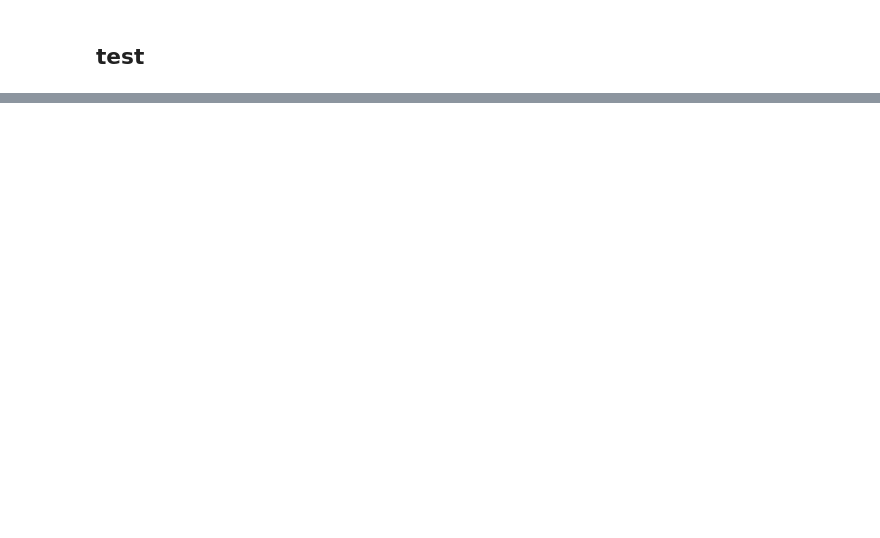
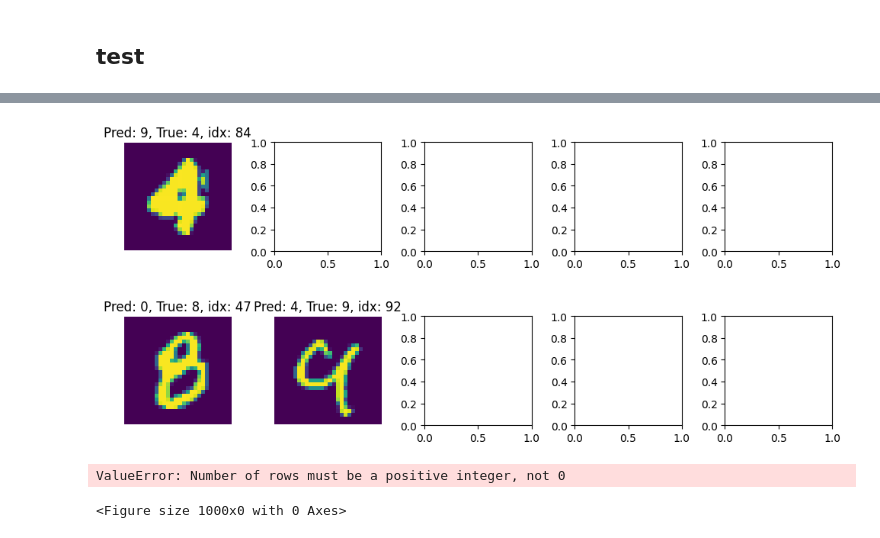
Before and after one commit to theoVasilas/NN_training, a Jupyter notebook: MINIST_CNN.ipynb, the cells around one changed output, grey strips where cells are left out. Saved outputs shown, nothing was run; the diff lists cells and outputs as text; code cells hidden in the pictures; blank space fills up the shorter version.

```diff
--- a/MINIST_CNN.ipynb
+++ b/MINIST_CNN.ipynb
@@ -416,9 +429,9 @@ MessageError: Error: credential propagation was unsuccessful
 # %%
-torch.save(Cnet, "Cnet_1_trained_model.pt")
+torch.save(model, "My_Net_trained_model.pt")
 
-!cp  CNN_1_trained_model.pt /content/drive/MyDrive/Sxoli/EFREMIDIS
+!cp  My_Net_trained_model.pt /content/drive/MyDrive/Sxoli/EFREMIDIS
 
-cnn = torch.load('/content/drive/MyDrive/Sxoli/EFREMIDIS/CNN_1_trained_model.pt')
+model = torch.load('/content/drive/MyDrive/Sxoli/EFREMIDIS/My_Net_trained_model.pt')
 # %% [markdown]
 ## test
 # %%
@@ -478,41 +517,49 @@ all_predicted_labels, all_true_labels = test(cnn, loaders)
 import math
 
 def wrong_images():
-    cnn.eval()
+    model.eval()
     with torch.no_grad():
         wrong_sum = 0
 
         for images, labels in loaders['test']:
-            test_output, _ = cnn(images)
+            # Move images and labels to the same device as the model
+            images, labels = images.to(device), labels.to(device)
+
+            test_output = model(images)
             pred_y = torch.max(test_output, 1)[1].data.squeeze()
 
             wrong_indices = (pred_y != labels).nonzero(as_tuple=True)[0]
             wrong_indices = wrong_indices[:20]
 
             wrong_sum += len(wrong_indices)
 
             num_samples = min(20, len(wrong_indices))
             row_len = 5
             num_rows = math.ceil(num_samples / row_len)
             fig, axes = plt.subplots(num_rows, row_len, figsize=(10, num_rows * 2))
             fig.tight_layout(pad=1.0)
 
             for i, idx in enumerate(wrong_indices):
                 row = i // row_len
                 col = i % row_len
                 ax = axes[row, col] if num_rows > 1 else axes[col]
 
                 wrong_image = images[idx].cpu().permute(1, 2, 0)
                 wrong_predicted_label = pred_y[idx].item()
                 wrong_true_label = labels[idx].item()
 
                 # Plot the wrong image
                 ax.imshow(wrong_image)
                 ax.set_title(f'Pred: {wrong_predicted_label}, True: {wrong_true_label}, idx: {idx}')
                 ax.axis('off')
 
             plt.show()
 
         print(f'Total number of wrong predictions: {wrong_sum}')
 
 wrong_images()
+# %% [output]
+[figure, added]
+[figure, added]
+ValueError: Number of rows must be a positive integer, not 0
+<Figure size 1000x0 with 0 Axes>
```
Also changed, not shown: parts of 13 cells of this notebook.
